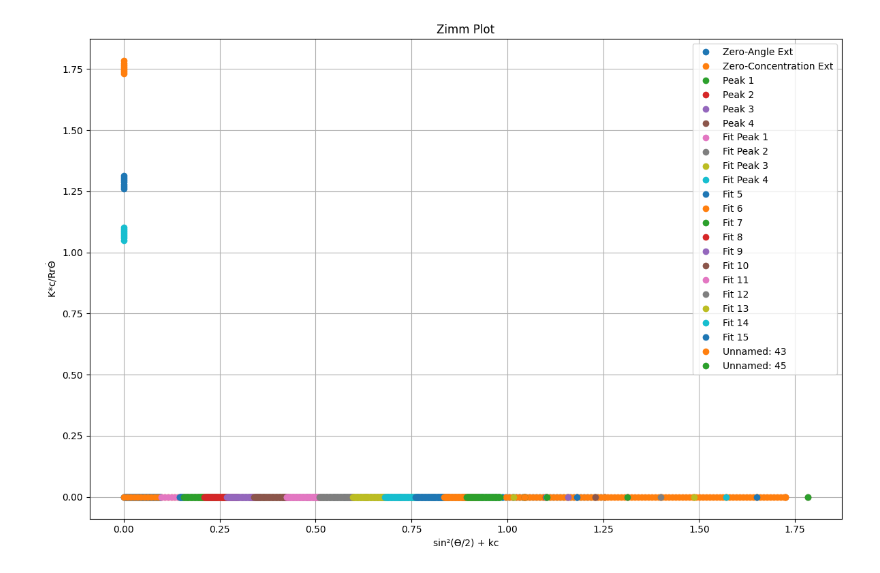
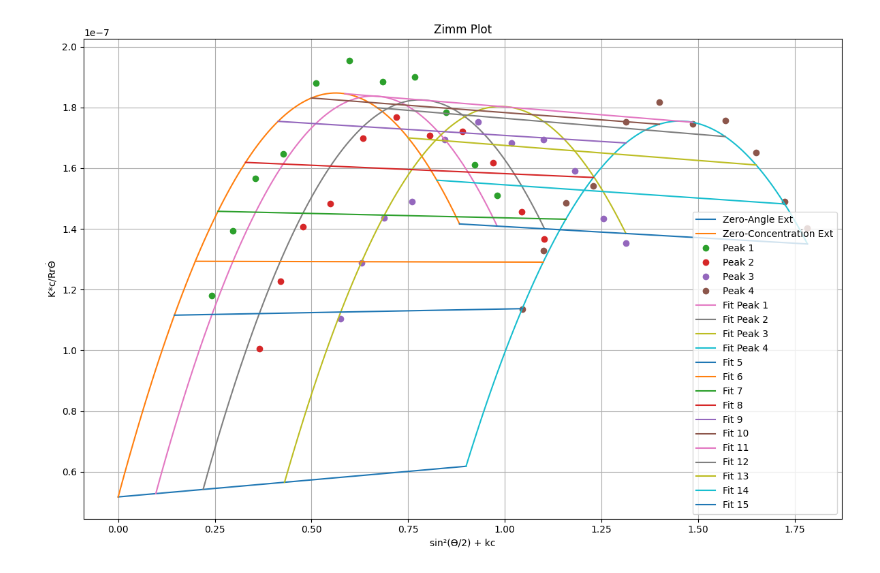
Before and after one commit to aryellewright/Kumar-Biomaterials-Lab, a Jupyter notebook: jessica_plots/zimm_plot.ipynb, the cells around one changed output. Saved outputs shown, nothing was run; the diff lists cells and outputs as text; code cells hidden in the pictures.

Commit message:
Newest Zimm plot - needs colors updated to match

```diff
--- a/jessica_plots/zimm_plot.ipynb
+++ b/jessica_plots/zimm_plot.ipynb
@@ -4,30 +4,33 @@ import seaborn as sns
 import matplotlib.pyplot as plt
 import scipy
 # %%
-df = pd.read_excel('/Users/aryellewright/Documents/Kumar-Biomaterials-Lab/jessica_plots/DIP50_HEMA50_zimm plot.xlsx')
+df = pd.read_csv('/Users/aryellewright/Documents/Kumar-Biomaterials-Lab/jessica_plots/DIP50_HEMA50_zimm plot.csv', delimiter=',')
 #print(df.head(2))
 # %%
 # Given that each pair (sin^2(ϴ/2) + kc, Peak) represents one set of data to plot
 columns = df.columns.tolist()
 sets_of_data = len(columns) // 2  # Assuming pairs of columns
 
 plt.figure(figsize=(12, 8))
 
 # Plot each pair of columns
 for i in range(sets_of_data):
     x_data = df[columns[2*i]]
     y_data = df[columns[2*i + 1]]
-    plt.plot(x_data, y_data, marker='o', linestyle='', label=columns[2*i + 1])
+    if 'Fit' in columns[2*i+1] or 'Zero' in columns[2*i+1]:
+        plt.plot(x_data, y_data, marker='', label=columns[2*i + 1])
+    else:
+        plt.plot(x_data, y_data, marker='o', linestyle='', label=columns[2*i + 1])
 
 plt.title('Zimm Plot')
 plt.xlabel('sin²(ϴ/2) + kc')
 plt.ylabel('K*c/Rr$\dot{\Theta}$')
 plt.legend()
 plt.grid(True)
 plt.tight_layout()
 plt.show()
 # %% [output]
-[figure, old version]
+[figure, new version]
 # %%
 import matplotlib.pyplot as plt
 
```
Also changed, not shown: parts of 1 cell of this notebook, 1 other file.
